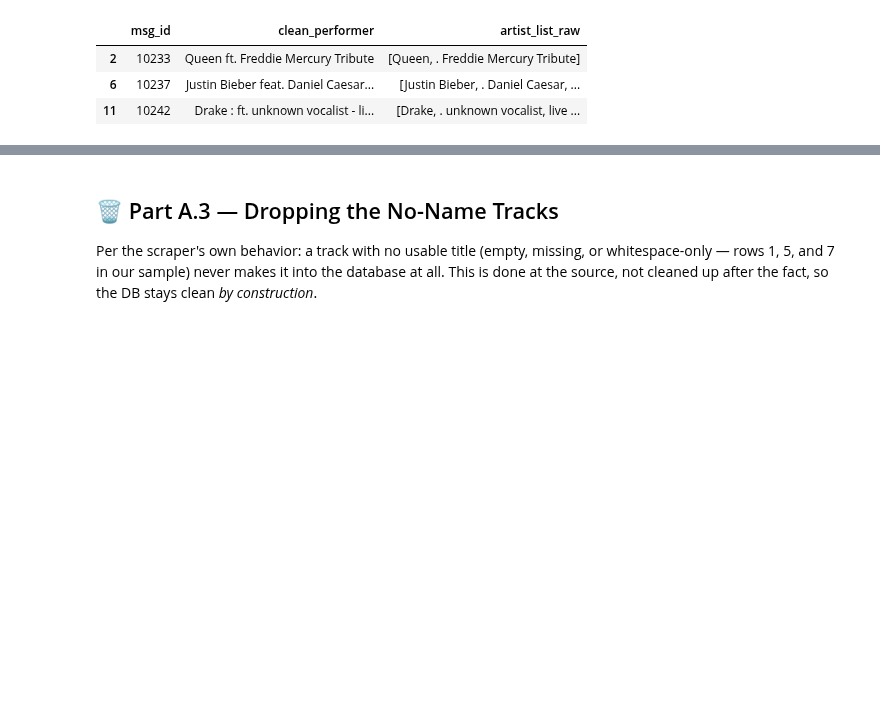
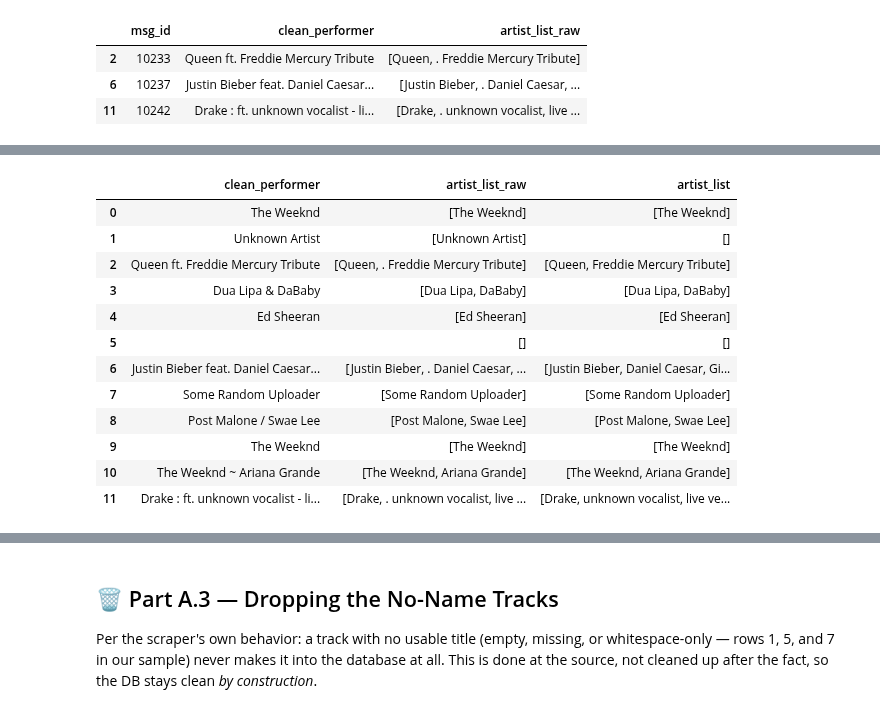
Before and after one commit to MaximumAsp66915/Applied_Data_Science_Course, a Jupyter notebook: notebooks/3.datacleaning-EDA.ipynb, the cells around one changed output, grey strips where cells are left out. Cells and saved outputs as stored; diff of their text form; code cells hidden in the pictures; blank space fills up the shorter version.

```diff
--- a/notebooks/3.datacleaning-EDA.ipynb
+++ b/notebooks/3.datacleaning-EDA.ipynb
@@ -135,12 +135,3 @@ rows carrying the leftover-punctuation artifact: 3
 | 2 | 10233 | Queen ft. Freddie Mercury Tribute | [Queen, . Freddie Mercury Tribute] |
 | 6 | 10237 | Justin Bieber feat. Daniel Caesar... | [Justin Bieber, . Daniel Caesar, ... |
 | 11 | 10242 | Drake : ft. unknown vocalist - li... | [Drake, . unknown vocalist, live ... |
-# %%
-def polish_artist_name(name: str) -> str:
-    """Our own light touch-up, kept separate from the scraper's own logic on purpose."""
-    return name.lstrip(".,;:- ").strip()
-
-raw_tracks["artist_list"] = raw_tracks["artist_list_raw"].apply(
-    lambda lst: [polish_artist_name(a) for a in lst]
-)
-raw_tracks[["clean_performer", "artist_list_raw", "artist_list"]]
@@ -160,0 +145,72 @@ raw_tracks[["clean_performer", "artist_list_raw", "artist_list"]]
+# %%
+import unicodedata
+
+def strip_invisible_chars(text: str) -> str:
+    """Verbatim port of SUT_Music_bot._strip_invisible_chars. Unicode "format"
+    (Cf) and control (Cc) characters are invisible-by-design (soft hyphens,
+    zero-width spaces, BOM, bidi marks...) -- copy-paste noise, not real
+    characters, and they make two names that *look* identical compare unequal."""
+    return "".join(ch for ch in text if unicodedata.category(ch) not in ("Cf", "Cc"))
+
+ARTIST_NAME_BLOCKLIST = {
+    "live", "remix", "cover", "acoustic", "instrumental", "official",
+    "audio", "video", "unknown", "unknown artist", "various artists",
+    "va", "original mix", "explicit", "clean", "official audio",
+    "official video", "hq", "prod", "prod by", "n/a", "na",
+}
+DOMAIN_LIKE_PATTERN = re.compile(
+    r'^[a-z0-9-]+\.(com|net|org|io|co|tv|me|cc|info|biz|ru|xyz|ir|app|gg|link|to)$',
+    re.IGNORECASE,
+)
+
+def normalize_artist_name(raw_name: str):
+    """Verbatim port of SUT_Music_bot._normalize_artist_name. Returns None
+    to mean "drop this one, it isn't actually an artist name"."""
+    if not raw_name:
+        return None
+    name = strip_invisible_chars(raw_name)
+    name = re.sub(r'(\[.*?\]|\(.*?\)|\{.*?\}|<.*?>)', '', name)  # defensive re-strip
+    name = name.strip(" \t\r\n.,;:!?-_'\"|/\\")
+    name = " ".join(name.split())
+    if not name:
+        return None
+    if name.lower() in ARTIST_NAME_BLOCKLIST:
+        return None
+    if DOMAIN_LIKE_PATTERN.match(name):
+        return None
+    if not re.search(r'\w', name, flags=re.UNICODE):
+        return None
+    return name
+
+def clean_artist_names(raw_names: list) -> list:
+    """Verbatim port of SUT_Music_bot._clean_artist_names -- normalizes,
+    drops non-names, and de-dupes case-insensitively keeping first-seen order."""
+    cleaned, seen = [], set()
+    for raw in raw_names:
+        name = normalize_artist_name(raw)
+        if not name:
+            continue
+        key = name.lower()
+        if key in seen:
+            continue
+        seen.add(key)
+        cleaned.append(name)
+    return cleaned
+
+
+raw_tracks["artist_list"] = raw_tracks["artist_list_raw"].apply(clean_artist_names)
+raw_tracks[["clean_performer", "artist_list_raw", "artist_list"]]
+# %% [output]
+|  | clean_performer | artist_list_raw | artist_list |
+| 0 | The Weeknd | [The Weeknd] | [The Weeknd] |
+| 1 | Unknown Artist | [Unknown Artist] | [] |
+| 2 | Queen ft. Freddie Mercury Tribute | [Queen, . Freddie Mercury Tribute] | [Queen, Freddie Mercury Tribute] |
+| 3 | Dua Lipa & DaBaby | [Dua Lipa, DaBaby] | [Dua Lipa, DaBaby] |
+| 4 | Ed Sheeran | [Ed Sheeran] | [Ed Sheeran] |
+| 5 |  | [] | [] |
+| 6 | Justin Bieber feat. Daniel Caesar... | [Justin Bieber, . Daniel Caesar, ... | [Justin Bieber, Daniel Caesar, Gi... |
+| 7 | Some Random Uploader | [Some Random Uploader] | [Some Random Uploader] |
+| 8 | Post Malone / Swae Lee | [Post Malone, Swae Lee] | [Post Malone, Swae Lee] |
+| 9 | The Weeknd | [The Weeknd] | [The Weeknd] |
+| 10 | The Weeknd ~ Ariana Grande | [The Weeknd, Ariana Grande] | [The Weeknd, Ariana Grande] |
+| 11 | Drake : ft. unknown vocalist - li... | [Drake, . unknown vocalist, live ... | [Drake, unknown vocalist, live ve... |
```
Also changed, not shown: parts of 15 cells of this notebook, 2 other files.
